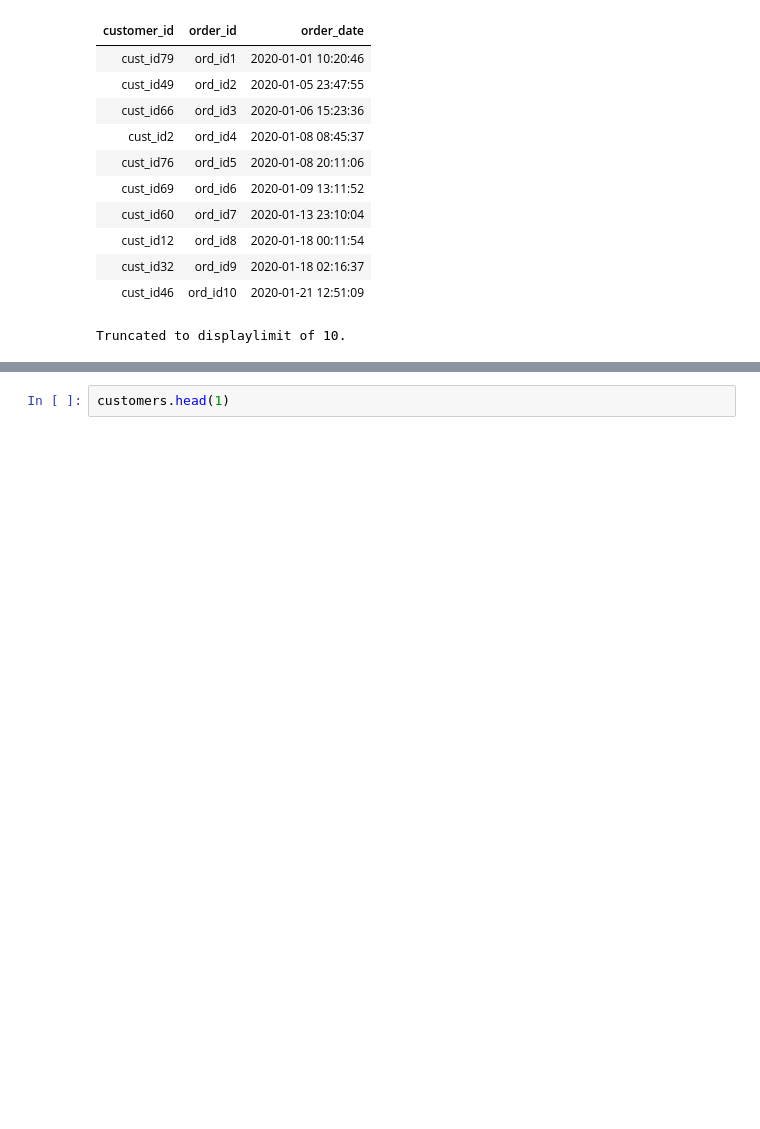
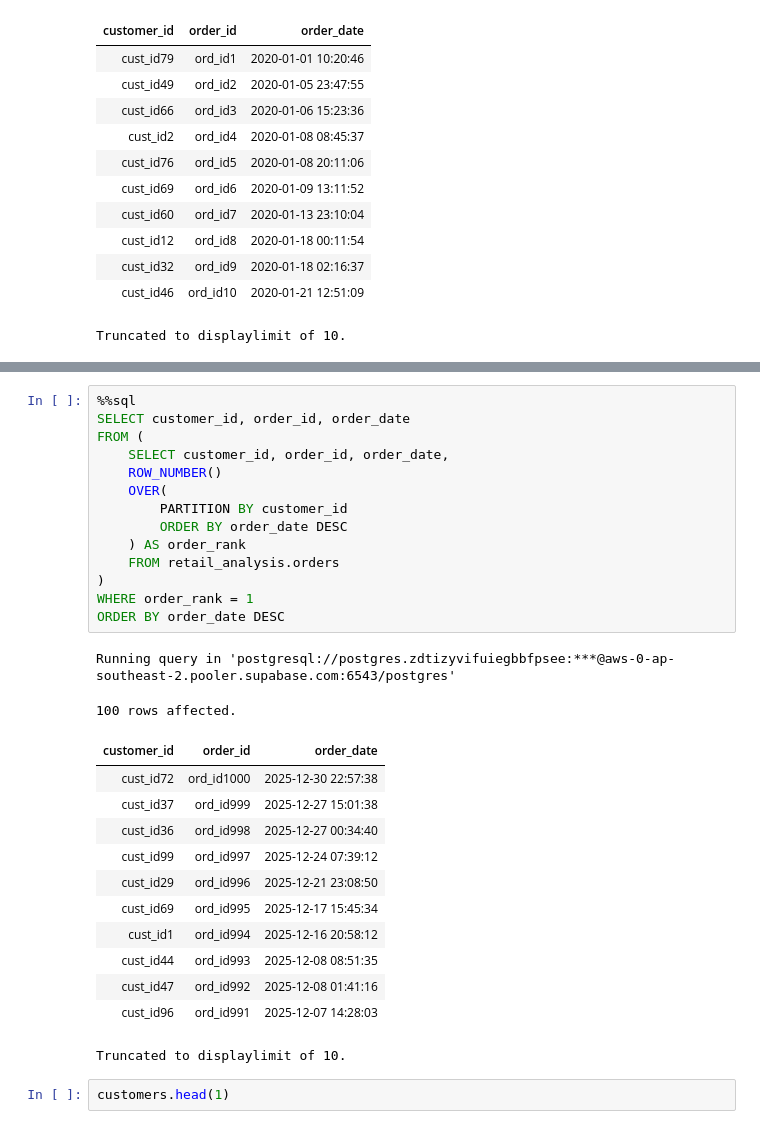
Before and after one commit to umesh-creates/sql_pandas_exercise_and_notes, a Jupyter notebook: retail_analysis exercise/date _and_time.ipynb, the cells around one changed output, grey strips where cells are left out. Saved outputs shown, nothing was run; the diff lists cells and outputs as text; blank space fills up the shorter version.

Commit message:
last order of each customer by order_date

```diff
--- a/retail_analysis exercise/date _and_time.ipynb
+++ b/retail_analysis exercise/date _and_time.ipynb
@@ -1512,3 +1524,32 @@ Truncated to displaylimit of 10.
+# %%
+%%sql
+SELECT customer_id, order_id, order_date
+FROM (
+    SELECT customer_id, order_id, order_date,
+    ROW_NUMBER()
+    OVER(
+        PARTITION BY customer_id
+        ORDER BY order_date DESC
+    ) AS order_rank
+    FROM retail_analysis.orders
+)
+WHERE order_rank = 1
+ORDER BY order_date DESC
+# %% [output]
+Running query in 'postgresql://postgres.zdtizyvifuiegbbfpsee:***@aws-0-ap-southeast-2.pooler.supabase.com:6543/postgres'
+100 rows affected.
+| customer_id | order_id | order_date |
+| cust_id72 | ord_id1000 | 2025-12-30 22:57:38 |
+| cust_id37 | ord_id999 | 2025-12-27 15:01:38 |
+| cust_id36 | ord_id998 | 2025-12-27 00:34:40 |
+| cust_id99 | ord_id997 | 2025-12-24 07:39:12 |
+| cust_id29 | ord_id996 | 2025-12-21 23:08:50 |
+| cust_id69 | ord_id995 | 2025-12-17 15:45:34 |
+| cust_id1 | ord_id994 | 2025-12-16 20:58:12 |
+| cust_id44 | ord_id993 | 2025-12-08 08:51:35 |
+| cust_id47 | ord_id992 | 2025-12-08 01:41:16 |
+| cust_id96 | ord_id991 | 2025-12-07 14:28:03 |
+Truncated to displaylimit of 10.
 # %%
 customers.head(1)
 # %% [output]
```
Also changed, not shown: parts of 1 cell of this notebook.
